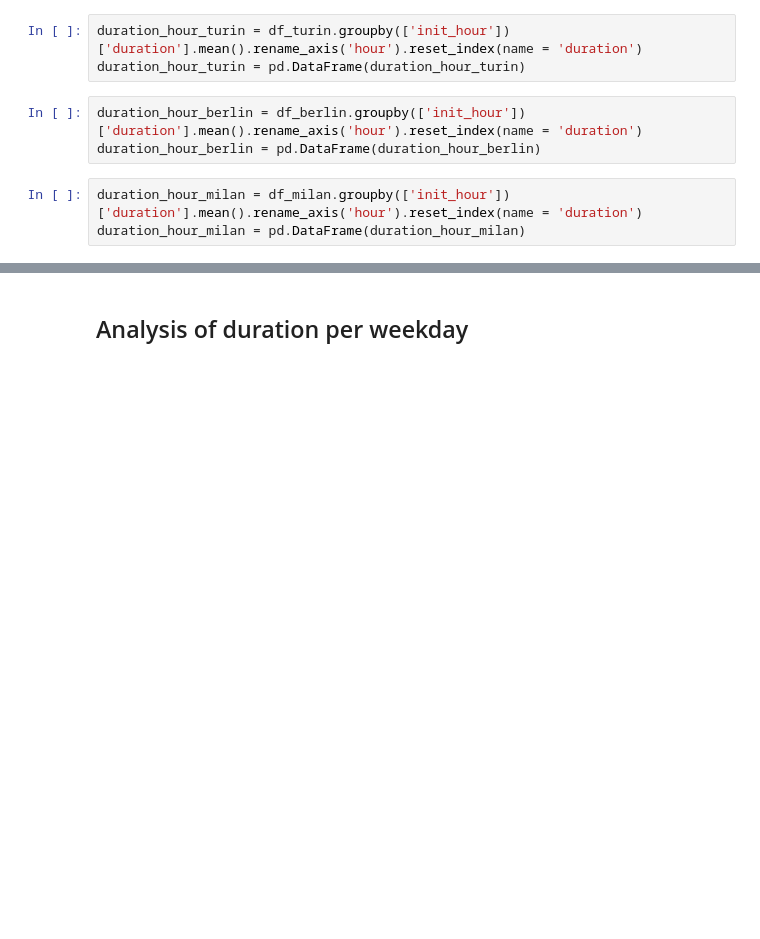
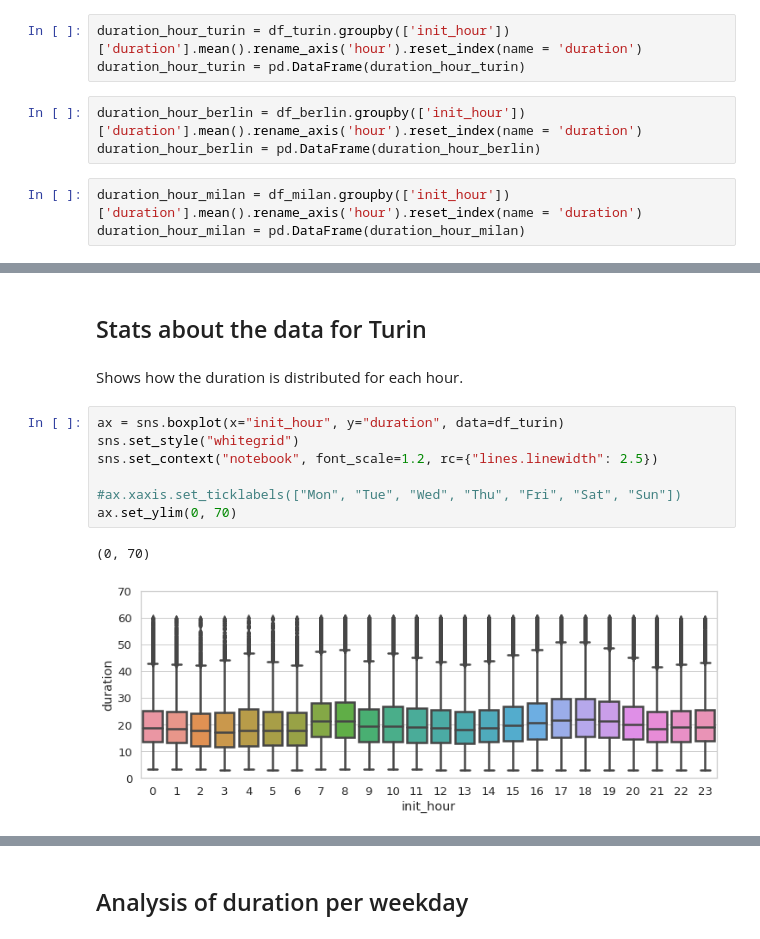
Before and after one commit to claudiacdlira/SmartData, a Jupyter notebook: notebooks/data_characterization_rentals.ipynb, the cells around one changed output, grey strips where cells are left out. Saved outputs shown, nothing was run; the diff lists cells and outputs as text; blank space fills up the shorter version.

Commit message:
Added some stats related to hourly analysis

```diff
--- a/notebooks/data_characterization_rentals.ipynb
+++ b/notebooks/data_characterization_rentals.ipynb
@@ -354,0 +355,14 @@ plt.legend(loc='upper center', bbox_to_anchor=(0.5, 1.15), ncol=3, frameon=False
+# %% [markdown]
+## Stats about the data for Turin
+# %% [markdown]
+Shows how the duration is distributed for each hour.
+# %%
+ax = sns.boxplot(x="init_hour", y="duration", data=df_turin)
+sns.set_style("whitegrid")
+sns.set_context("notebook", font_scale=1.2, rc={"lines.linewidth": 2.5})
+
+#ax.xaxis.set_ticklabels(["Mon", "Tue", "Wed", "Thu", "Fri", "Sat", "Sun"])
+ax.set_ylim(0, 70)
+# %% [output]
+(0, 70)
+[figure, added]
```
Also changed, not shown: parts of 11 cells of this notebook.
